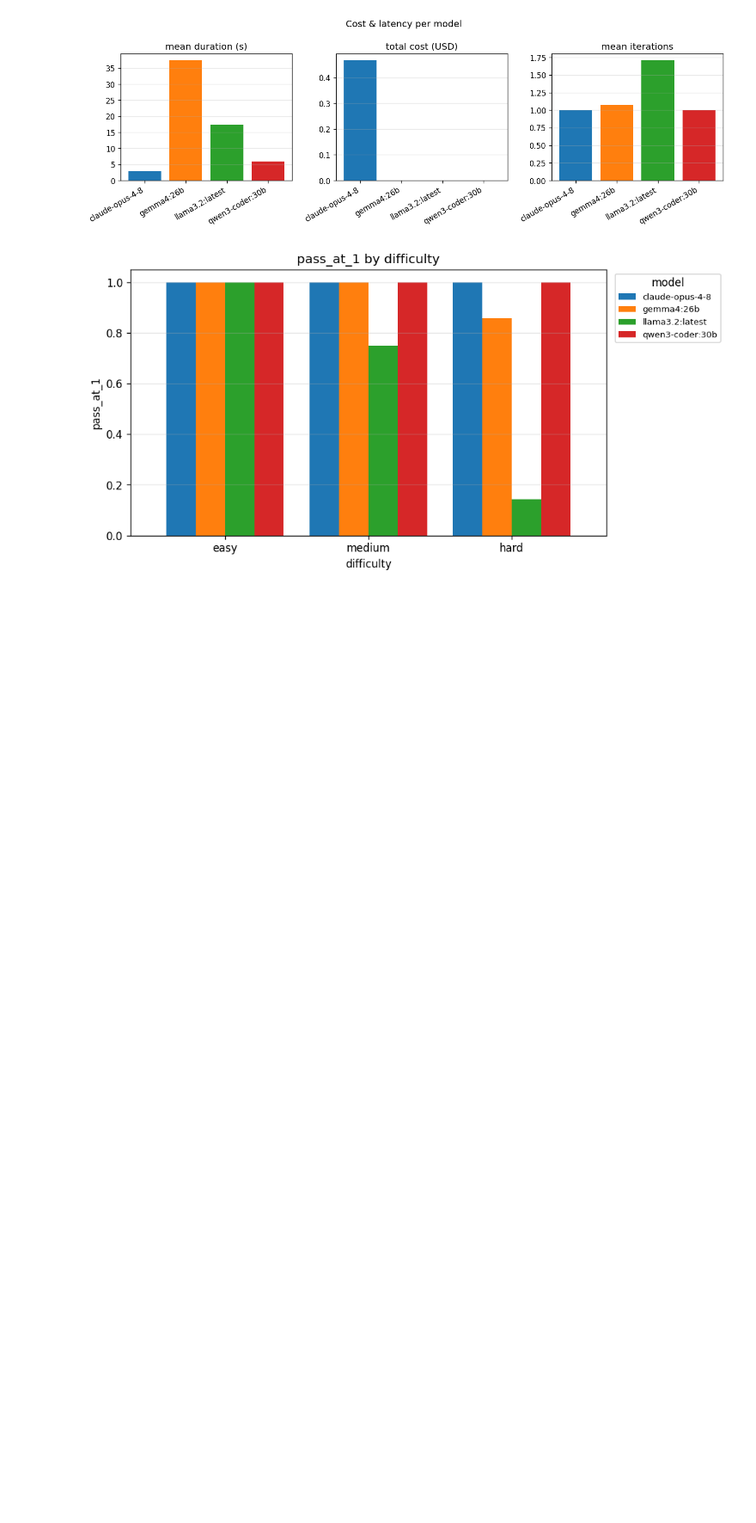
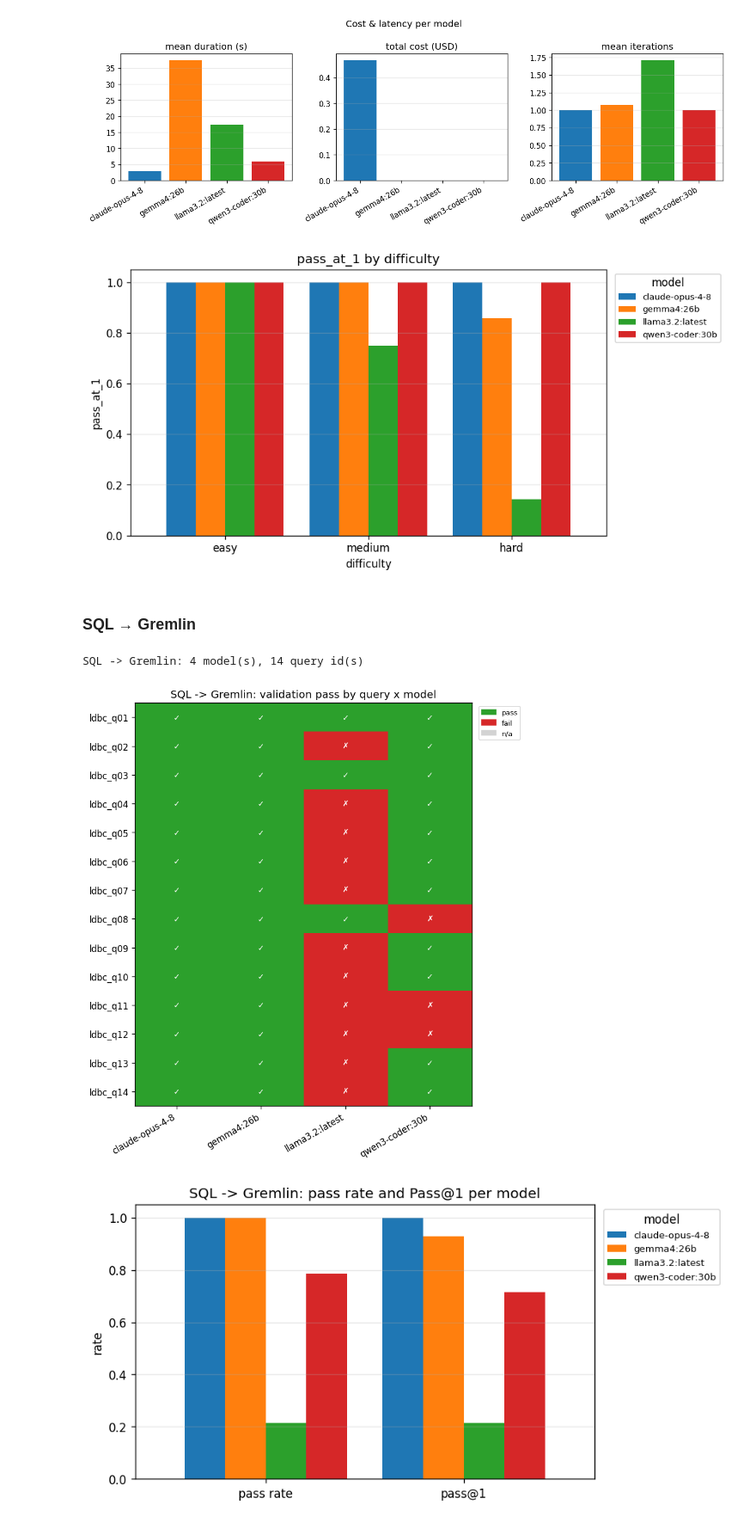
Before and after one commit to obonovai/sql2graph, a Jupyter notebook: evaluation/notebooks/02_behavioural_metrics.ipynb, the cells around one changed output. Shown at 86% size. Saved outputs shown, nothing was run; the diff lists cells and outputs as text; code cells hidden in the pictures; blank space fills up the shorter version.

Commit message:
feat: gremlin evaluations

```diff
--- a/evaluation/notebooks/02_behavioural_metrics.ipynb
+++ b/evaluation/notebooks/02_behavioural_metrics.ipynb
@@ -188,3 +195,11 @@ SQL -> AQL: 4 model(s), 14 query id(s)
 [figure]
 [figure]
 [figure]
+# %% [markdown]
+### SQL → Gremlin
+# %%
+render_behavioural(df[df['target'] == 'gremlin'], 'gremlin', 'SQL -> Gremlin')
+# %% [output]
+SQL -> Gremlin: 4 model(s), 14 query id(s)
+[figure, added]
+[figure, added]
```
Also changed, not shown: parts of 6 cells of this notebook, 32 other files.
